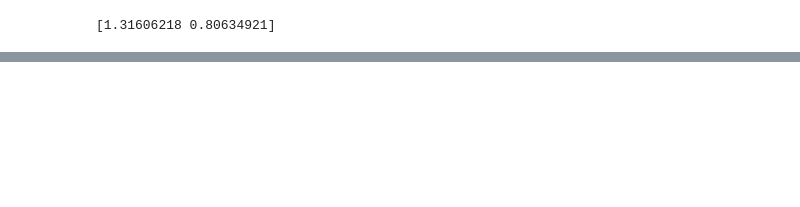
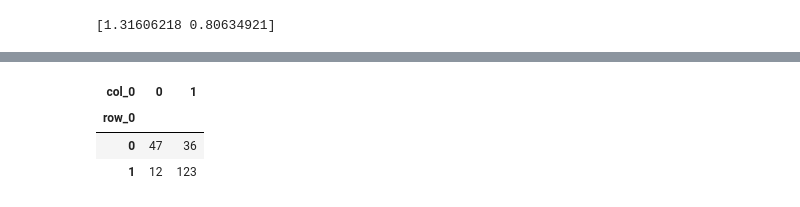
Before and after one commit to chlolv/NLP_Project, a Jupyter notebook: Main notebook.ipynb, the cells around one changed output, grey strips where cells are left out. Cells and saved outputs as stored; diff of their text form; code cells hidden in the pictures; blank space fills up the shorter version.

```diff
--- a/Main notebook.ipynb
+++ b/Main notebook.ipynb
@@ -449,6 +479,8 @@ def evaluate():
   return avg_loss, total_preds
 # %%
 os.environ['CUDA_LAUNCH_BLOCKING'] = "1"
+
+model = model.to(device)
 
 # set initial loss to infinite
 best_valid_loss = float('inf')
@@ -488,0 +536,4 @@ KeyboardInterrupt: ignored
+# %%
+#load weights of best model
+path = 'saved_weights.pt'
+model.load_state_dict(torch.load(path))
@@ -488,0 +542,9 @@ KeyboardInterrupt: ignored
+# %%
+# get predictions for test data
+with torch.no_grad():
+  preds = model(test_seq.to(device), test_mask.to(device))
+  preds = preds.detach().cpu().numpy()
+# %%
+# model's performance
+preds = np.argmax(preds, axis = 1)
+print(classification_report(test_y, preds))
@@ -488,0 +560,8 @@ KeyboardInterrupt: ignored
+# %%
+# confusion matrix
+pd.crosstab(test_y, preds)
+# %% [output]
+| col_0 | 0 | 1 |
+| row_0 |  |  |
+| 0 | 47 | 36 |
+| 1 | 12 | 123 |
```
Also changed, not shown: parts of 9 cells of this notebook.
